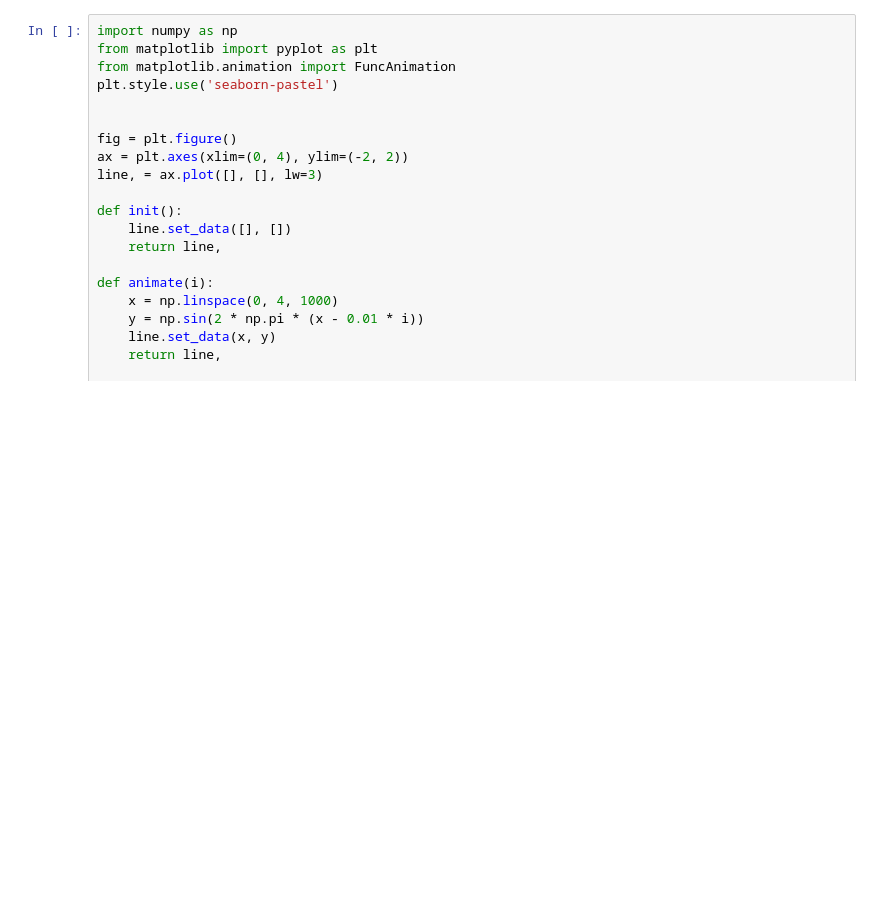
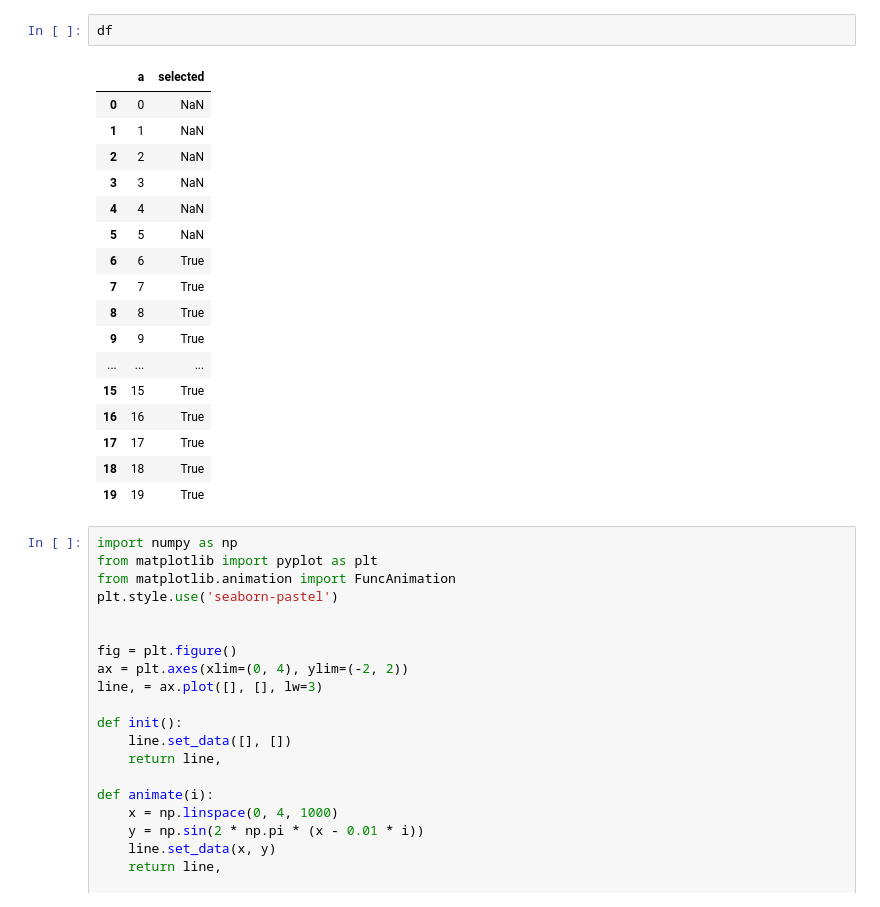
Before and after one commit to timjdavey/incoherence, a Jupyter notebook: notebooks/Scratchpad.ipynb, the cells around one changed output. Drawn from its saved outputs; the diff is of its cells as text; blank space fills up the shorter version.

```diff
--- a/notebooks/Scratchpad.ipynb
+++ b/notebooks/Scratchpad.ipynb
@@ -28,3 +25,23 @@ data
+# %%
+df
+# %% [output]
+|  | a | selected |
+| 0 | 0 | NaN |
+| 1 | 1 | NaN |
+| 2 | 2 | NaN |
+| 3 | 3 | NaN |
+| 4 | 4 | NaN |
+| 5 | 5 | NaN |
+| 6 | 6 | True |
+| 7 | 7 | True |
+| 8 | 8 | True |
+| 9 | 9 | True |
+| ... | ... | ... |
+| 15 | 15 | True |
+| 16 | 16 | True |
+| 17 | 17 | True |
+| 18 | 18 | True |
+| 19 | 19 | True |
 # %%
 import numpy as np
 from matplotlib import pyplot as plt
```
Also changed, not shown: parts of 2 cells of this notebook, 8 other files.
